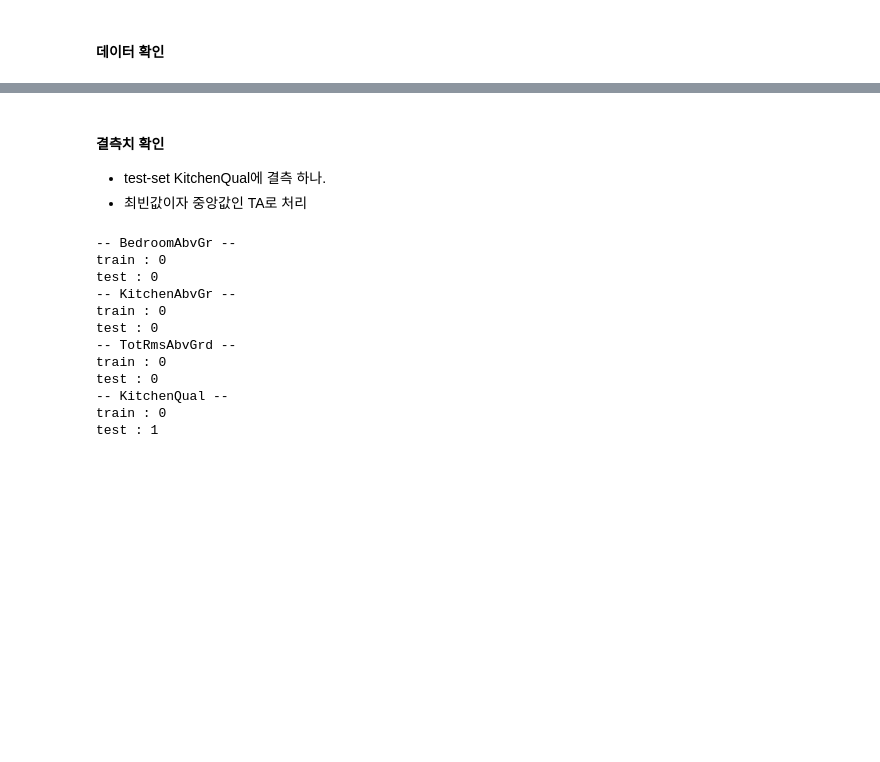
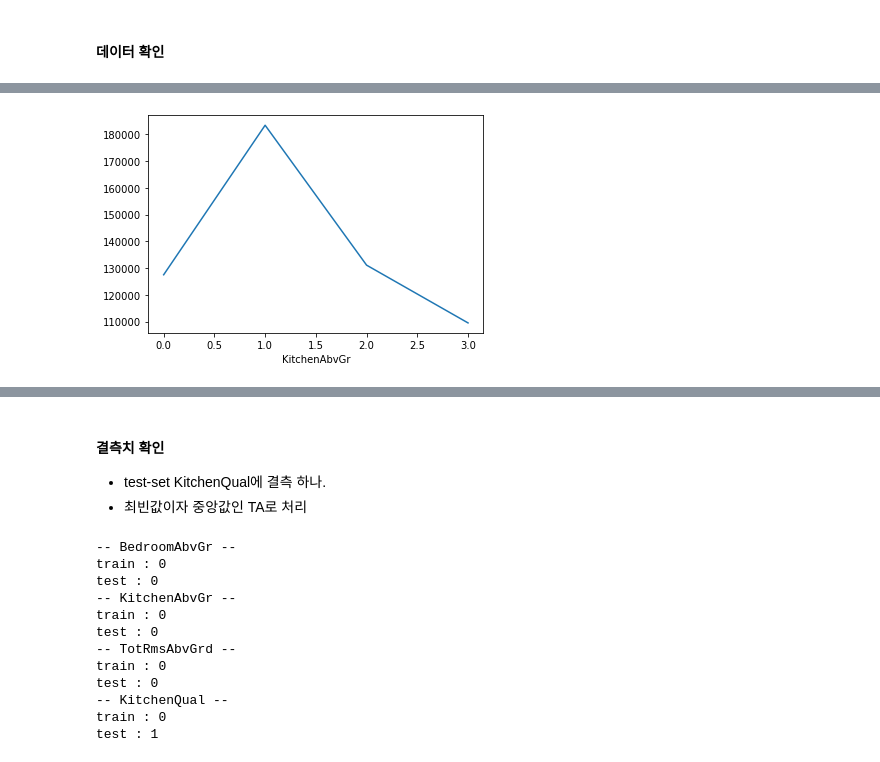
Before and after one commit to dongyoung0/Kaggle, a Jupyter notebook: house_price/seosztt/preprocessing.ipynb, the cells around one changed output, grey strips where cells are left out. Cells and saved outputs as stored; diff of their text form; code cells hidden in the pictures; blank space fills up the shorter version.

```diff
--- a/house_price/seosztt/preprocessing.ipynb
+++ b/house_price/seosztt/preprocessing.ipynb
@@ -2134,0 +2178,4 @@ Name: KitchenQual, dtype: int64
+# %%
+price_plot('KitchenAbvGr')
+# %% [output]
+[figure, added]
```
Also changed, not shown: parts of 71 cells of this notebook, 1 other file.
